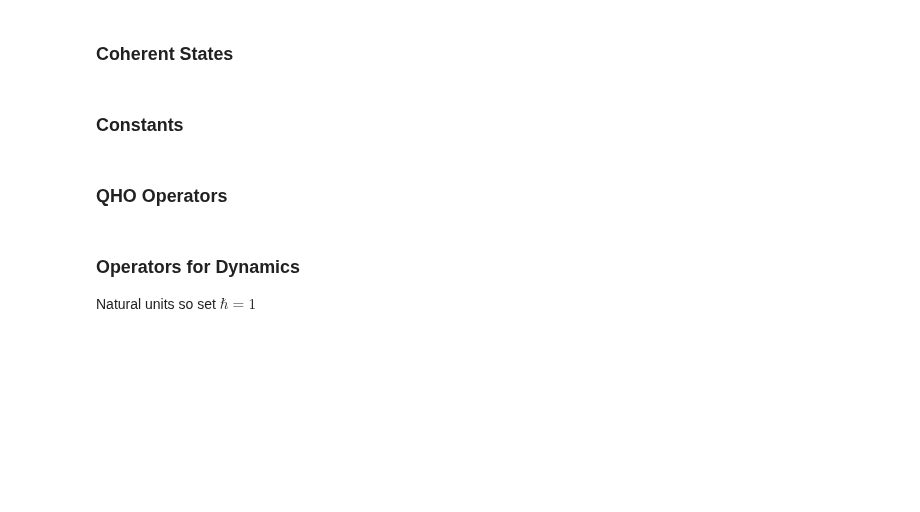
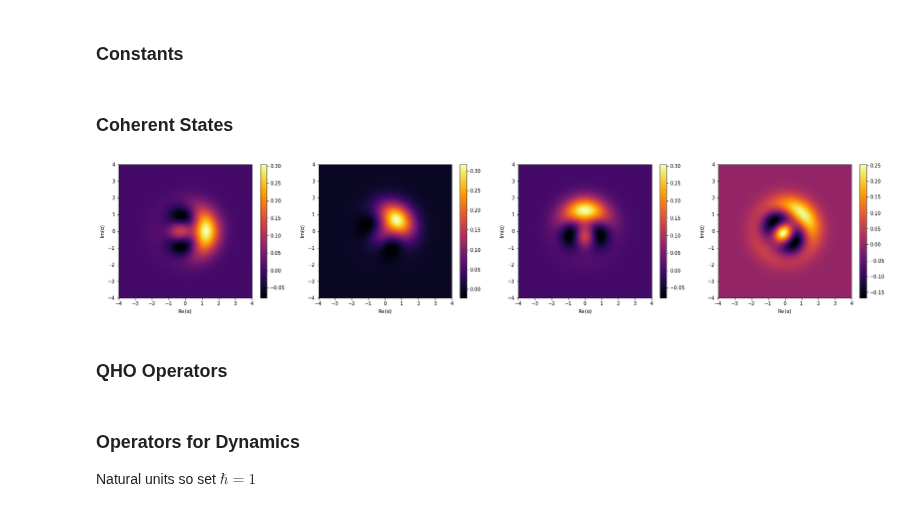
Before and after one commit to OliverDudgeon/QSync, a Jupyter notebook: qvdP.ipynb, the cells around one changed output. Cells and saved outputs as stored; diff of their text form; code cells hidden in the pictures; blank space fills up the shorter version.

```diff
--- a/qvdP.ipynb
+++ b/qvdP.ipynb
@@ -4,3 +4,5 @@ import matplotlib.pyplot as plt
 from qutip import *
 # %%
 from utils import plot_wigner, plot_qfunc
+# %% [markdown]
+### Constants
@@ -7,12 +13,12 @@ from utils import plot_wigner, plot_qfunc
 # %% [markdown]
 ### Coherent States
 # %%
-# alphas = [1, 0.5+0.5j, 1j, 1+1j]
-# x = np.linspace(-4, 4, 1_000)
-# y = np.linspace(-4, 4, 1_000)
+alphas = [1, 0.5+0.5j, 1j, 1+1j]
+x = np.linspace(-4, 4, 1_000)
+y = np.linspace(-4, 4, 1_000)
 
-# fig, axs = plt.subplots(1, len(alphas), figsize=[7*len(alphas), 5])
-# for alpha, ax in zip(alphas, axs):
-#     plot_wigner(coherent(N, alpha), x, y, ax=ax, cmap='inferno')
+fig, axs = plt.subplots(1, len(alphas), figsize=[7*len(alphas), 5])
+for alpha, ax in zip(alphas, axs):
+    plot_wigner(coherent(N, alpha), x, y, ax=ax, cmap='inferno')
+# %% [output]
+[figure, added]
-# %% [markdown]
-### Constants
```
Also changed, not shown: parts of 6 cells of this notebook, 2 other files.
